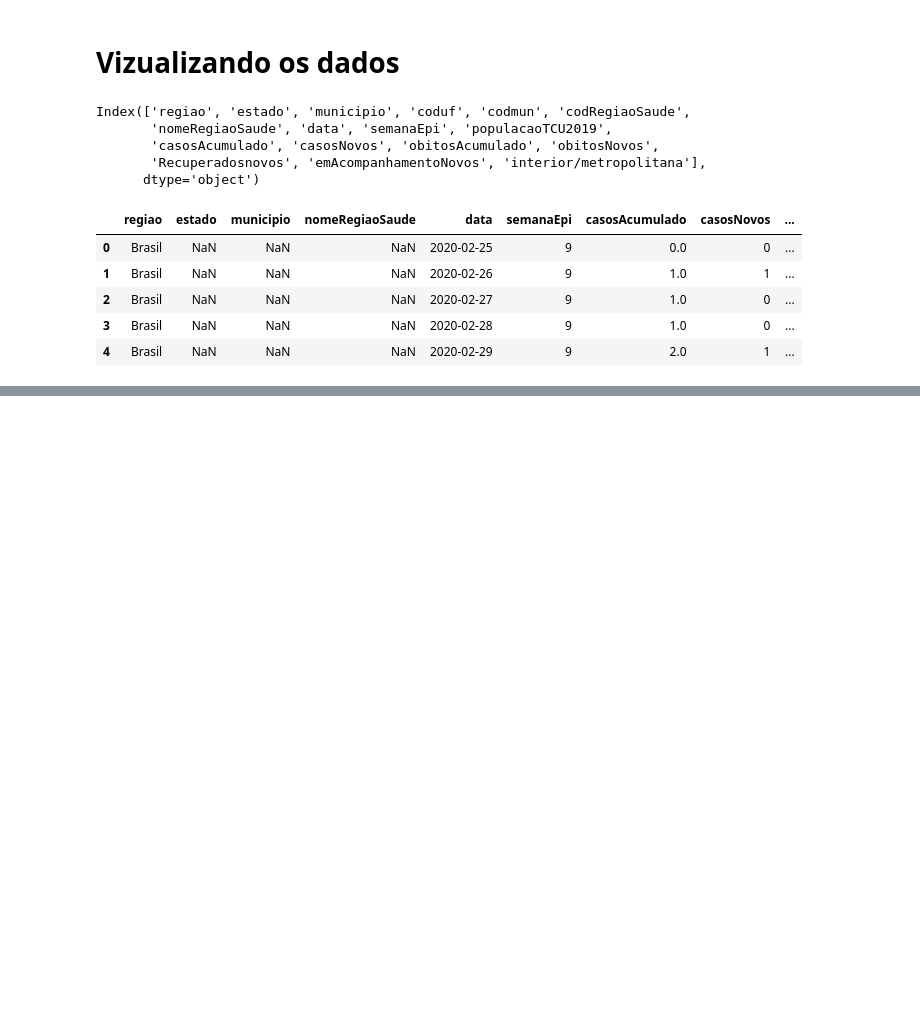
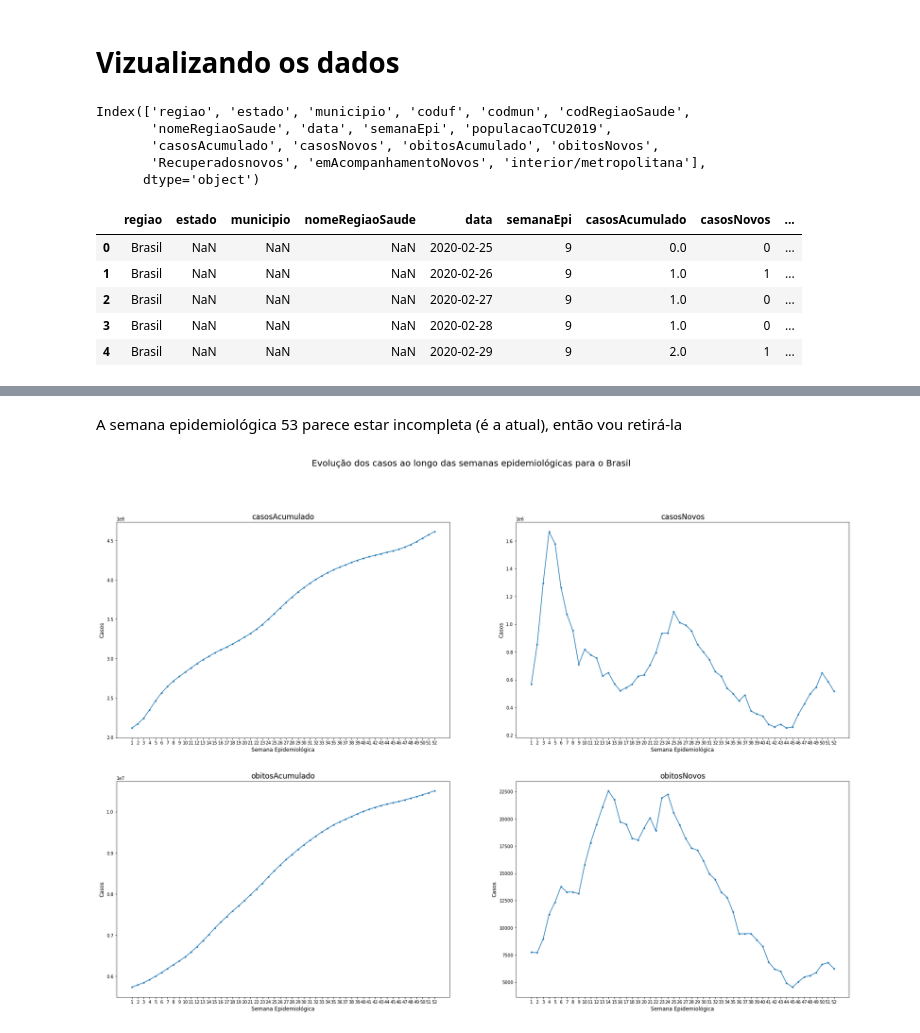
Before and after one commit to ericksunclair/Data-Science-Projects, a Jupyter notebook: Covid-Dataset/covid_study.ipynb, the cells around one changed output, grey strips where cells are left out. Cells and saved outputs as stored; diff of their text form; code cells hidden in the pictures; blank space fills up the shorter version.

Commit message:
starting data visualization

```diff
--- a/Covid-Dataset/covid_study.ipynb
+++ b/Covid-Dataset/covid_study.ipynb
@@ -188,6 +188,3 @@ df_interesse.head()
 | 2 | Brasil | NaN | NaN | NaN | 2020-02-27 | 9 | 1.0 | 0 | ... |
 | 3 | Brasil | NaN | NaN | NaN | 2020-02-28 | 9 | 1.0 | 0 | ... |
 | 4 | Brasil | NaN | NaN | NaN | 2020-02-29 | 9 | 2.0 | 1 | ... |
-# %%
-fig, ax = plt.subplots()
-df_interesse[df_interesse['regiao'] == 'Brasil'].casosNovos.hist()
@@ -196,0 +191,3 @@ df_interesse[df_interesse['regiao'] == 'Brasil'].casosNovos.hist()
+# %%
+df_semana_brasil = df_interesse[df_interesse['regiao'] == 'Brasil'].sort_values(by=['semanaEpi'])
+df_semana_brasil.groupby('semanaEpi').sum()
@@ -196,0 +213,28 @@ df_interesse[df_interesse['regiao'] == 'Brasil'].casosNovos.hist()
+# %% [markdown]
+A semana epidemiológica 53 parece estar incompleta (é a atual), então vou retirá-la
+# %%
+df_semana_brasil2 = df_semana_brasil[df_semana_brasil['semanaEpi'] != 53].groupby('semanaEpi').sum()
+# %%
+n_rows = 2
+n_cols = 2
+i = 0
+colunas = df_semana_brasil2.columns
+
+fig, axes = plt.subplots(n_rows, n_cols)
+for row in range(n_rows):
+    for col in range(n_cols):
+        ax = axes[row][col]
+        ax.plot(df_semana_brasil2[colunas[i]], marker=".")
+
+        ax.set_title(colunas[i], fontsize=17)
+        ax.set_xlabel('Semana Epidemiológica', fontsize = 12)
+        ax.set_ylabel('Casos', fontsize = 12)
+        ax.set_xticks(df_semana_brasil2.index)
+        i += 1
+
+fig.suptitle('Evolução dos casos ao longo das semanas epidemiológicas para o Brasil', fontsize=20)
+fig.set_size_inches(30, 20)
+
+plt.show()
+# %% [output]
+[figure, added]
```
Also changed, not shown: parts of 10 cells of this notebook.
